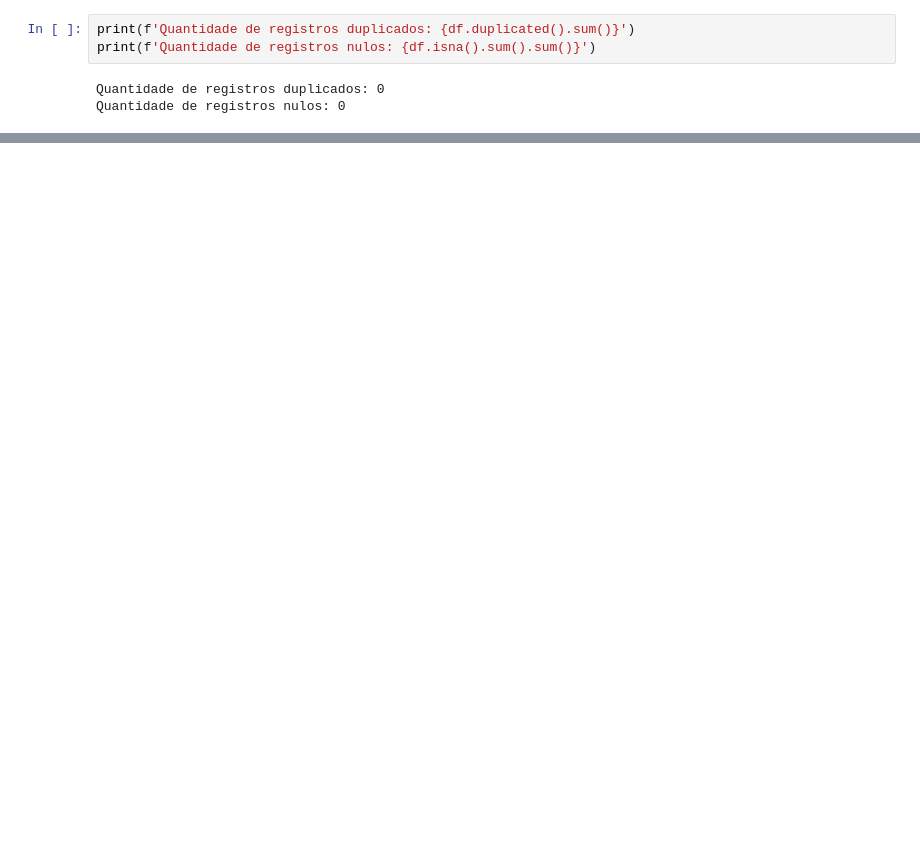
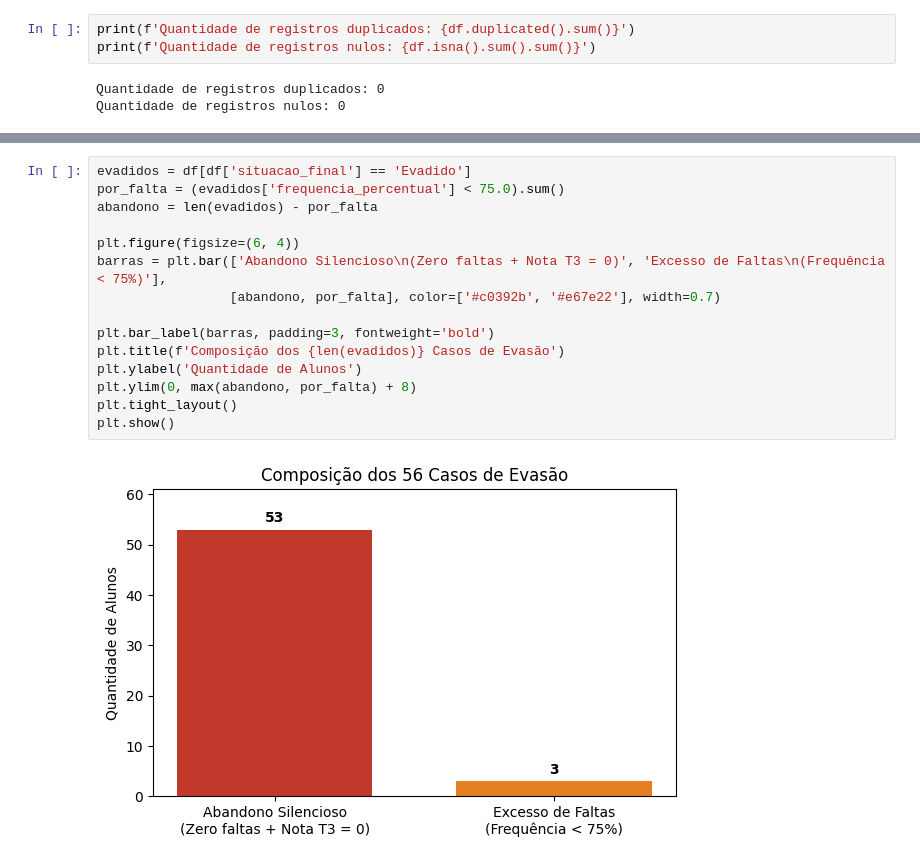
Before and after one commit to luuhkkj/Vertice, a Jupyter notebook: notebooks/dados_estudantes.ipynb, the cells around one changed output, grey strips where cells are left out. Saved outputs shown, nothing was run; the diff lists cells and outputs as text; blank space fills up the shorter version.

```diff
--- a/notebooks/dados_estudantes.ipynb
+++ b/notebooks/dados_estudantes.ipynb
@@ -184,0 +216,17 @@ dtype: int64
+# %%
+evadidos = df[df['situacao_final'] == 'Evadido']
+por_falta = (evadidos['frequencia_percentual'] < 75.0).sum()
+abandono = len(evadidos) - por_falta
+
+plt.figure(figsize=(6, 4))
+barras = plt.bar(['Abandono Silencioso\n(Zero faltas + Nota T3 = 0)', 'Excesso de Faltas\n(Frequência < 75%)'],
+                 [abandono, por_falta], color=['#c0392b', '#e67e22'], width=0.7)
+
+plt.bar_label(barras, padding=3, fontweight='bold')
+plt.title(f'Composição dos {len(evadidos)} Casos de Evasão')
+plt.ylabel('Quantidade de Alunos')
+plt.ylim(0, max(abandono, por_falta) + 8)
+plt.tight_layout()
+plt.show()
+# %% [output]
+[figure, added]
```
Also changed, not shown: parts of 34 cells of this notebook.
